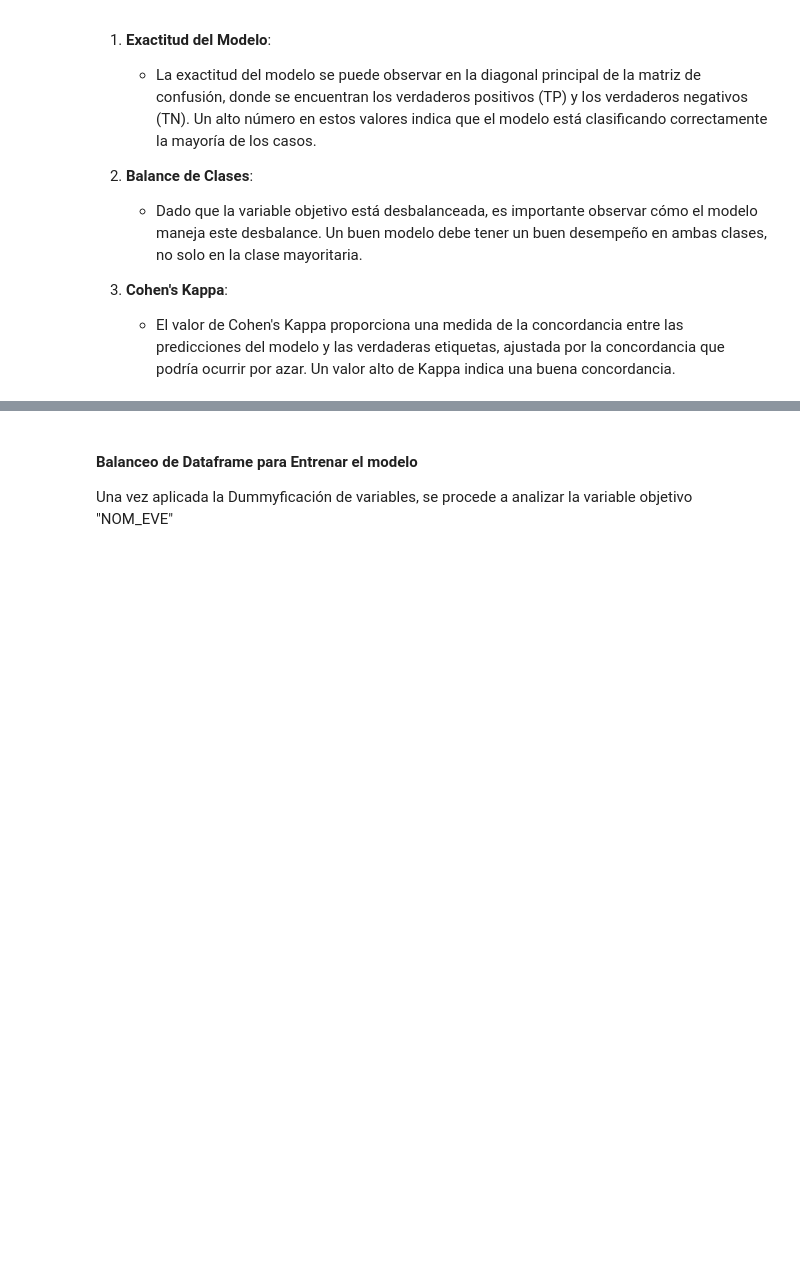
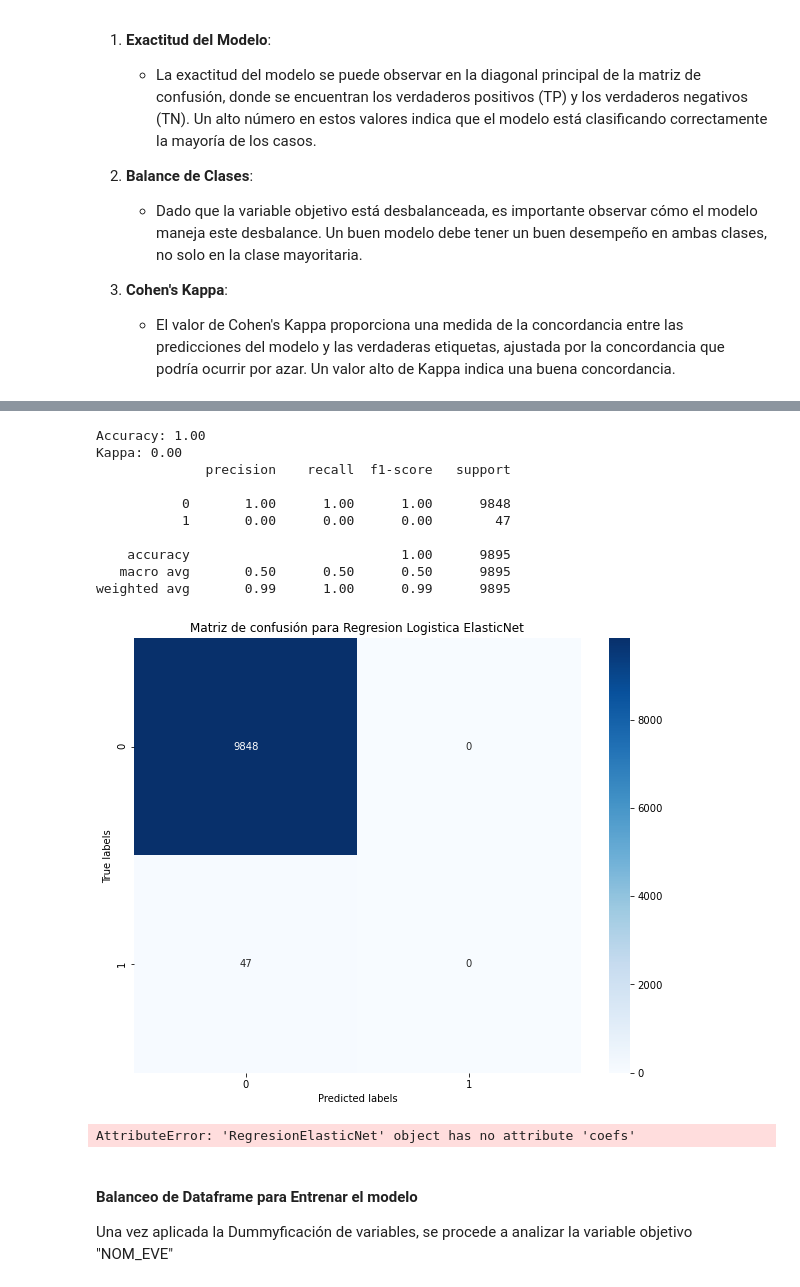
Before and after one commit to ngarciap/Analisis_Cuantitativo, a Jupyter notebook: Taller 3/Taller_3_Punto4.ipynb, the cells around one changed output, grey strips where cells are left out. Cells and saved outputs as stored; diff of their text form; code cells hidden in the pictures; blank space fills up the shorter version.

```diff
--- a/Taller 3/Taller_3_Punto4.ipynb
+++ b/Taller 3/Taller_3_Punto4.ipynb
@@ -286,10 +340,63 @@ rl1.plot_confusion_matrix(y_test, y_pred_lasso)        # Matriz de confusión
 # %%
 # Instanciar el Objeto RegresionLogistica ElasticNet
 
 l1_ratios_vector=[0.2, 0.4, 0.6, 0.8, 1]                                # Definir los valores de l1, se ponen 5 valores por la limitacion computacional
 cs = np.logspace(-2, 2, 10)                                             # Definir los valores de alpha, se ponen 10 valores por la limitacion computacional
 rl1 = RegresionElasticNet(Cs = cs, l1_ratios=l1_ratios_vector)
 rl1.fit_model(X_train_scaled, y_train)
 y_pred_lasso = rl1.predict(X_test_scaled)
 rl1.evaluate(y_test, y_pred_lasso)                                      # Evaluar el modelo
 rl1.plot_confusion_matrix(y_test, y_pred_lasso)                         # Matriz de confusión
+
+# Obtener el accuaracy para cada valor de alpha y l1
+elasticnet_coefs = []
+for a in cs:
+    for l1 in l1_ratios_vector:
+        elasticnet = LogisticRegression(penalty='elasticnet', C=1/a, l1_ratio=l1, solver='saga', random_state=42)
+        elasticnet.fit(X_train_scaled, y_train)
+        elasticnet_coefs.append(elasticnet.coef_.flatten())  # Aplanar los coeficientes y agregarlos a la lista
+
+# Crear DataFrame con el mejor accuracy para cada l1_ratio
+
+best_accuracy_per_l1_ratio = {
+    "l1_ratio": l1_ratios,
+    "best_accuracy": [np.max(rmse_cv_values[i]) for i in range(len(l1_ratios))]
+}
+df_best_rmse = pd.DataFrame(best_rmse_per_l1_ratio)
+print("Mejor RMSE encontrado para cada l1_ratio:")
+print(df_best_rmse)
+
+df_coeficientes_elasticnet = df_coeficientes_elasticnet.query("coeficientes != 0")
+#print(df_coeficientes_elasticnet)
+
+# Generar las gráficas para la evolución de los coeficientes de regresión
+fig, axes = plt.subplots(1, 2, figsize=(20, 6))
+
+# Gráfica para penalización de Coeficientes
+axes[0].stem(df_coeficientes_elasticnet.predictores, df_coeficientes_elasticnet.coeficientes, markerfmt = ' ')
+axes[0].set_xticks(df_coeficientes_elasticnet.predictores)
+axes[0].set_xticklabels(df_coeficientes_elasticnet.predictores, rotation = 90)
+axes[0].set_title('Penalización de los coeficientes en regresión logística ElasticNet')
+# Gráfica para coeficientes vs Alpha
+axes[1].plot(cs, elasticnet_coefs)
+axes[1].set_xscale('log')
+axes[1].set_xlabel('Alpha')
+axes[1].set_ylabel('Coeficientes')
+axes[1].set_title('Evolución de los coeficientes en regresión logística ElasticNet')
+axes[1].axis('tight')
+
+plt.tight_layout()
+plt.show()
+# %% [output]
+Accuracy: 1.00
+Kappa: 0.00
+              precision    recall  f1-score   support
+
+           0       1.00      1.00      1.00      9848
+           1       0.00      0.00      0.00        47
+
+    accuracy                           1.00      9895
+   macro avg       0.50      0.50      0.50      9895
+weighted avg       0.99      1.00      0.99      9895
+[figure, added]
+AttributeError: 'RegresionElasticNet' object has no attribute 'coefs'
```
Also changed, not shown: parts of 8 cells of this notebook.
